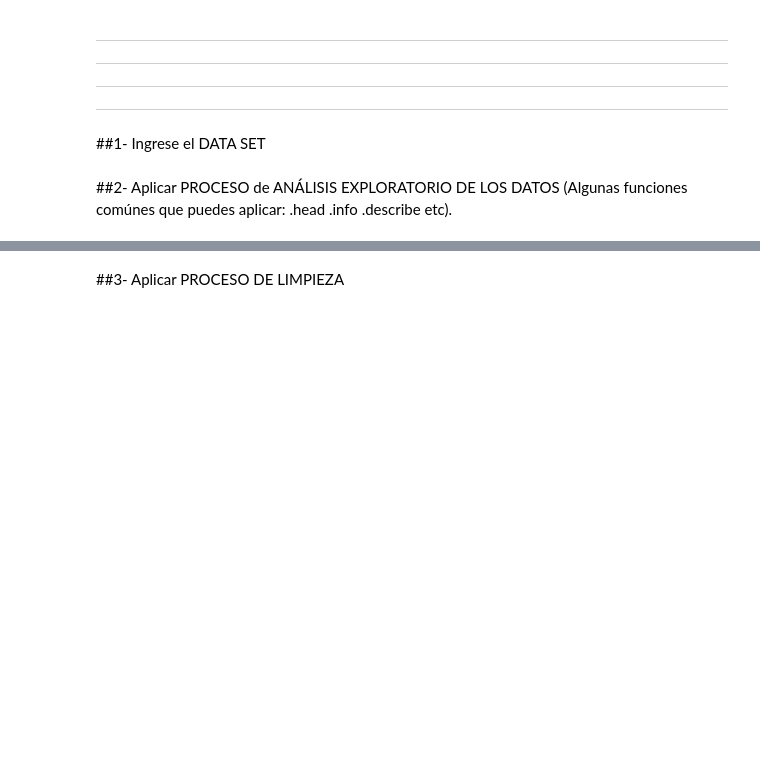
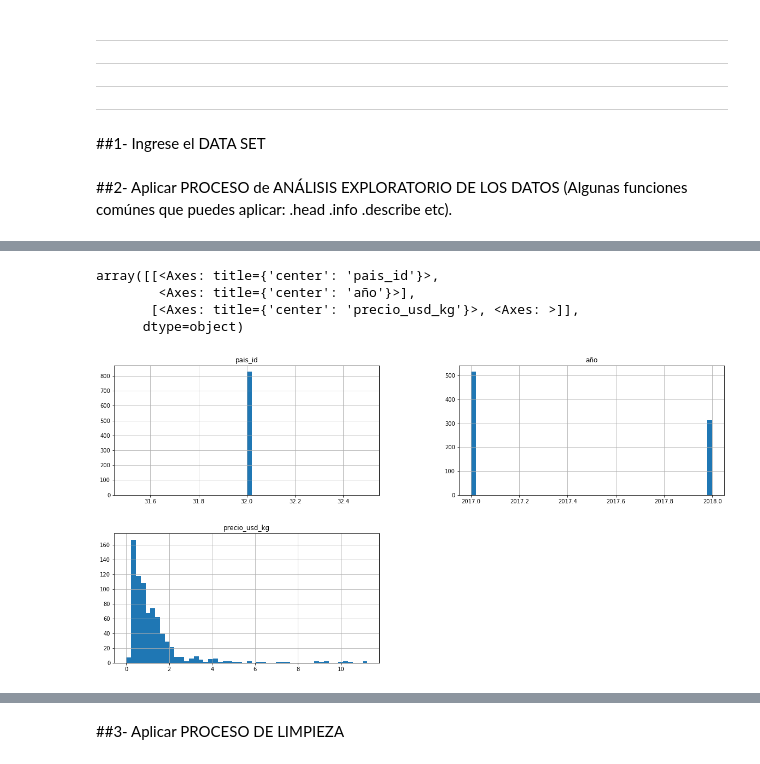
Before and after one commit to Nippur7/MachineLearningUNSA, a Jupyter notebook: UNSA_TRABAJO_INTEGRADOR_1_.ipynb, the cells around one changed output, grey strips where cells are left out. Saved outputs shown, nothing was run; the diff lists cells and outputs as text; code cells hidden in the pictures; blank space fills up the shorter version.

```diff
--- a/UNSA_TRABAJO_INTEGRADOR_1_.ipynb
+++ b/UNSA_TRABAJO_INTEGRADOR_1_.ipynb
@@ -30,5 +30,11 @@ _________________________________________________________________
 ##1- Ingrese el DATA SET
 # %%
 #Subir archivo en la carpetita que aparece a la izquierda del colab, luego copiar la ruta y subirlo con las librerias necesarias
+import pandas as pd
+import numpy as np
+import seaborn as sb
+import matplotlib.pyplot as plt
+from sklearn.model_selection import train_test_split
+df = pd.read_csv('precios-mercadocentral.csv',engine='python')
 # %% [markdown]
 ##2- Aplicar PROCESO de ANÁLISIS EXPLORATORIO DE LOS DATOS (Algunas funciones comúnes que puedes aplicar: .head .info .describe etc).
@@ -34,0 +103,9 @@ _________________________________________________________________
+# %%
+#Gráficas histograma de las variables numéricas
+df.hist(bins=50, figsize=(20,10))
+# %% [output]
+array([[<Axes: title={'center': 'pais_id'}>,
+        <Axes: title={'center': 'año'}>],
+       [<Axes: title={'center': 'precio_usd_kg'}>, <Axes: >]],
+      dtype=object)
+[figure, added]
```
Also changed, not shown: parts of 33 cells of this notebook, 3 other files.
